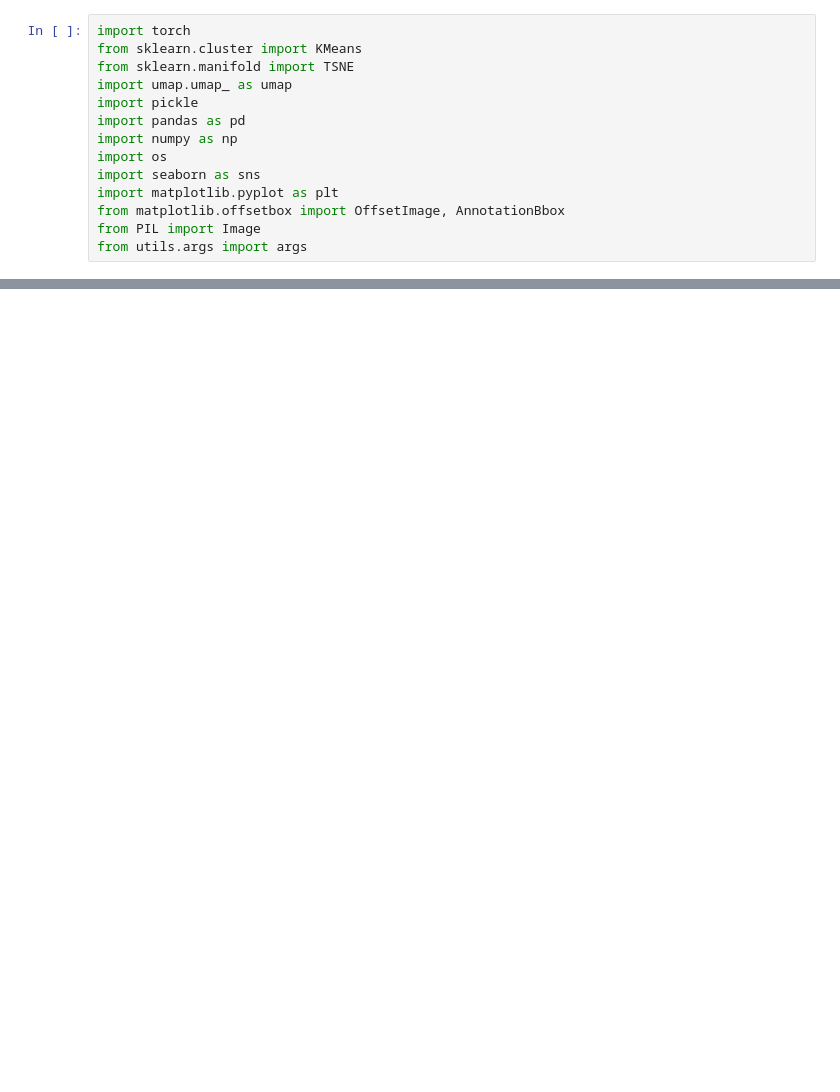
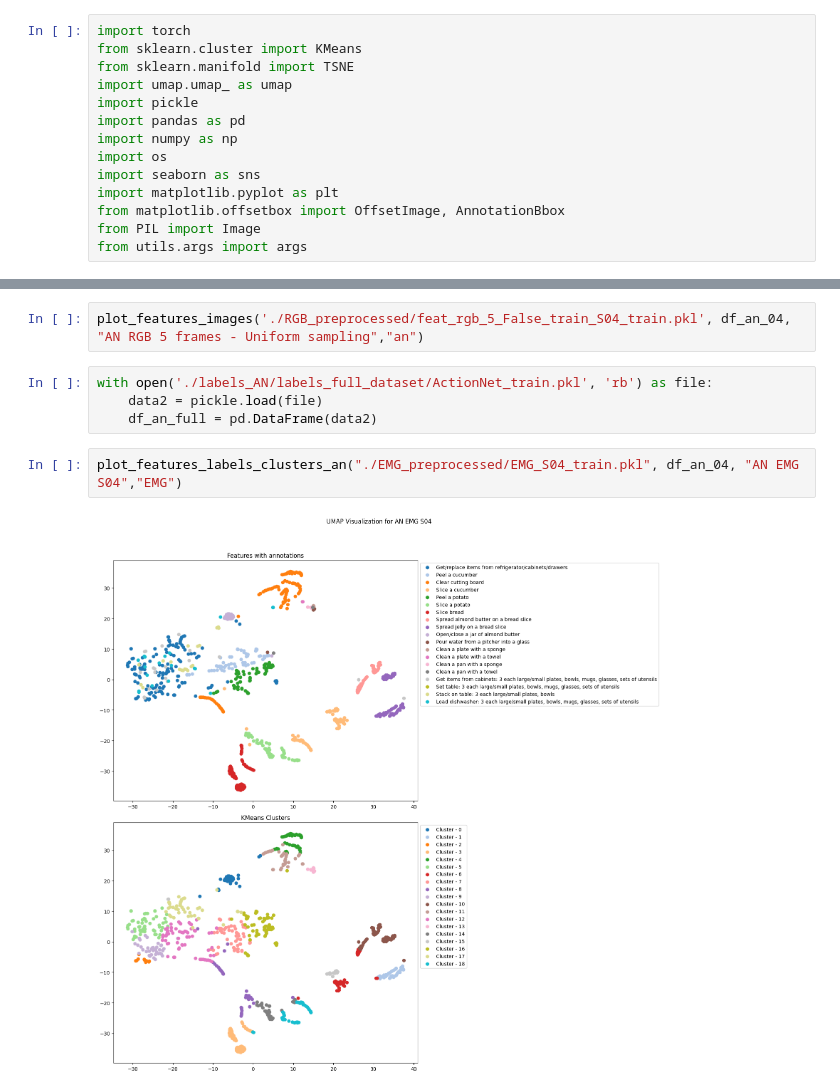
Before and after one commit to RaffaeleViola/aml23-ego, a Jupyter notebook: feature_plot.ipynb, the cells around one changed output, grey strips where cells are left out. Cells and saved outputs as stored; diff of their text form; blank space fills up the shorter version.

```diff
--- a/feature_plot.ipynb
+++ b/feature_plot.ipynb
@@ -175,0 +294,10 @@ plot_features_images('./saved_features/EK_D1_5_dense_save.pkl', df, "EK 5 frames
+# %%
+plot_features_images('./RGB_preprocessed/feat_rgb_5_False_train_S04_train.pkl', df_an_04, "AN RGB 5 frames - Uniform sampling","an")
+# %%
+with open('./labels_AN/labels_full_dataset/ActionNet_train.pkl', 'rb') as file:
+    data2 = pickle.load(file)
+    df_an_full = pd.DataFrame(data2)
+# %%
+plot_features_labels_clusters_an("./EMG_preprocessed/EMG_S04_train.pkl", df_an_04, "AN EMG S04","EMG")
+# %% [output]
+[figure, added]
```
Also changed, not shown: parts of 11 cells of this notebook, 1 other file.
